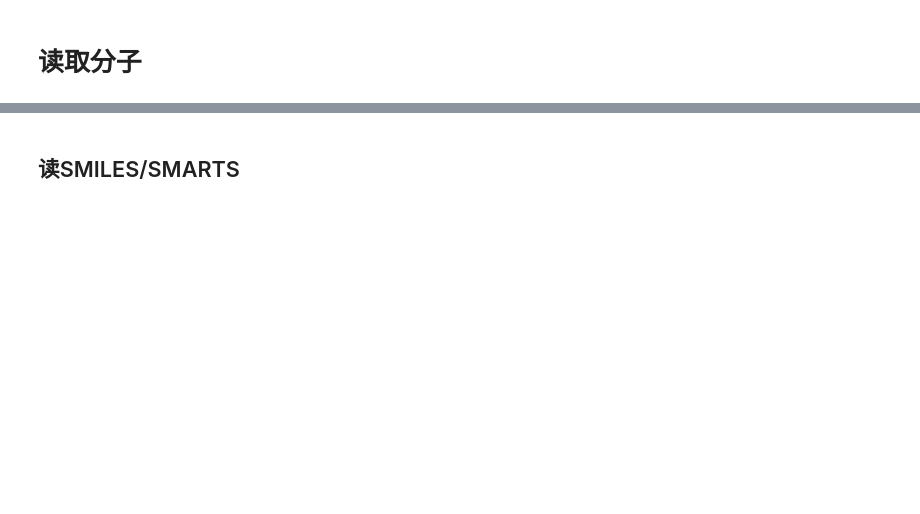
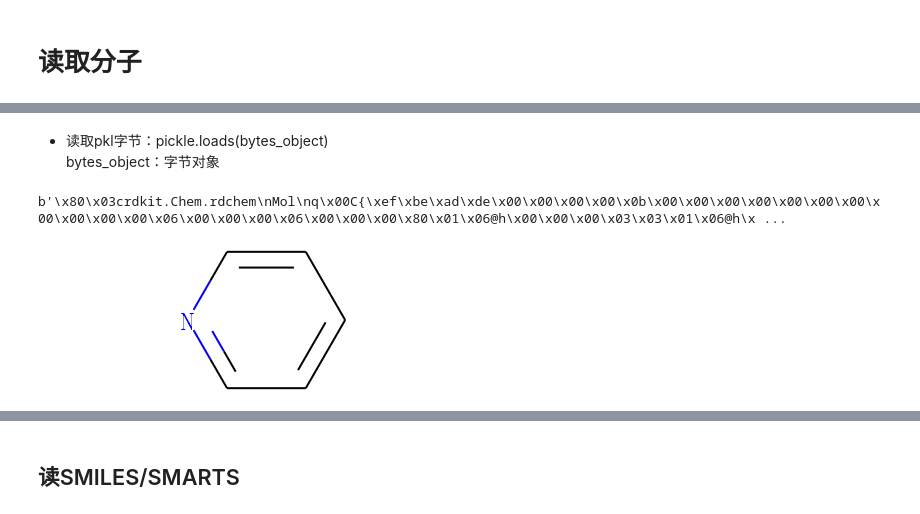
Before and after one commit to dreadlesss/rdkit_summary, a Jupyter notebook: read_write_visualize.ipynb, the cells around one changed output, grey strips where cells are left out. Cells and saved outputs as stored; diff of their text form; code cells hidden in the pictures; blank space fills up the shorter version.

```diff
--- a/read_write_visualize.ipynb
+++ b/read_write_visualize.ipynb
@@ -13,0 +28,12 @@ import warnings
+# %% [markdown]
+* 读取pkl字节：pickle.loads(bytes_object)<br />
+bytes_object：字节对象
+# %%
+with open('data/output.pkl', 'rb') as f:
+    pklStr = f.read()
+print(pklStr)
+m = pickle.loads(pklStr)
+m
+# %% [output]
+b'\x80\x03crdkit.Chem.rdchem\nMol\nq\x00C{\xef\xbe\xad\xde\x00\x00\x00\x00\x0b\x00\x00\x00\x00\x00\x00\x00\x00\x00\x00\x00\x06\x00\x00\x00\x06\x00\x00\x00\x80\x01\x06@h\x00\x00\x00\x03\x03\x01\x06@h\x ...
+[figure, added]
```
Also changed, not shown: parts of 36 cells of this notebook, 1 other file.
